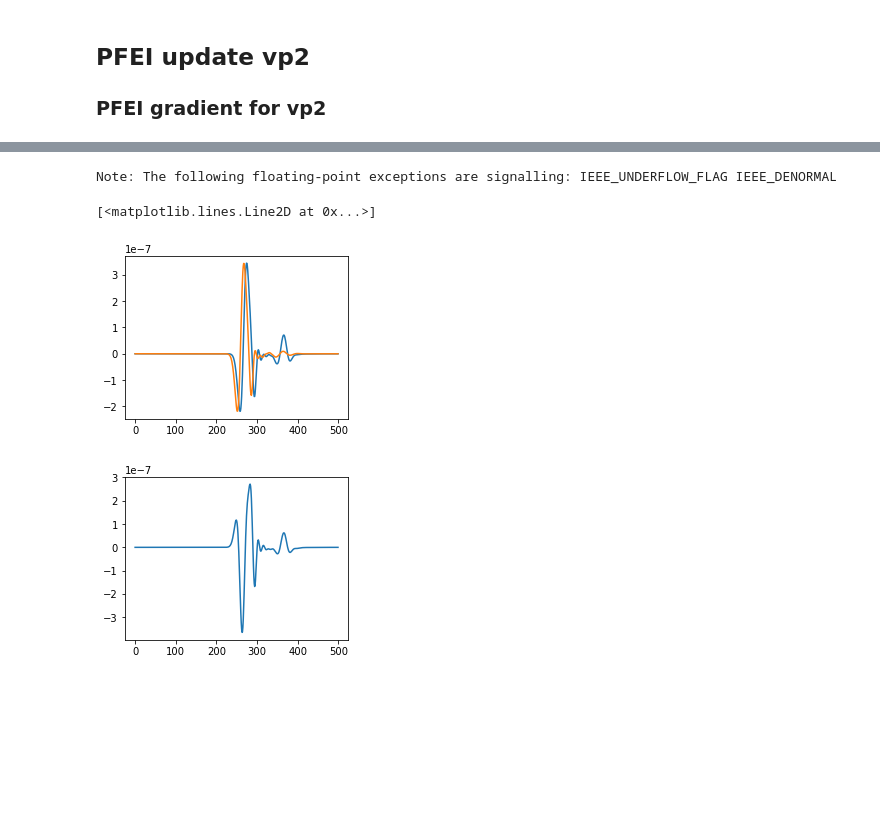
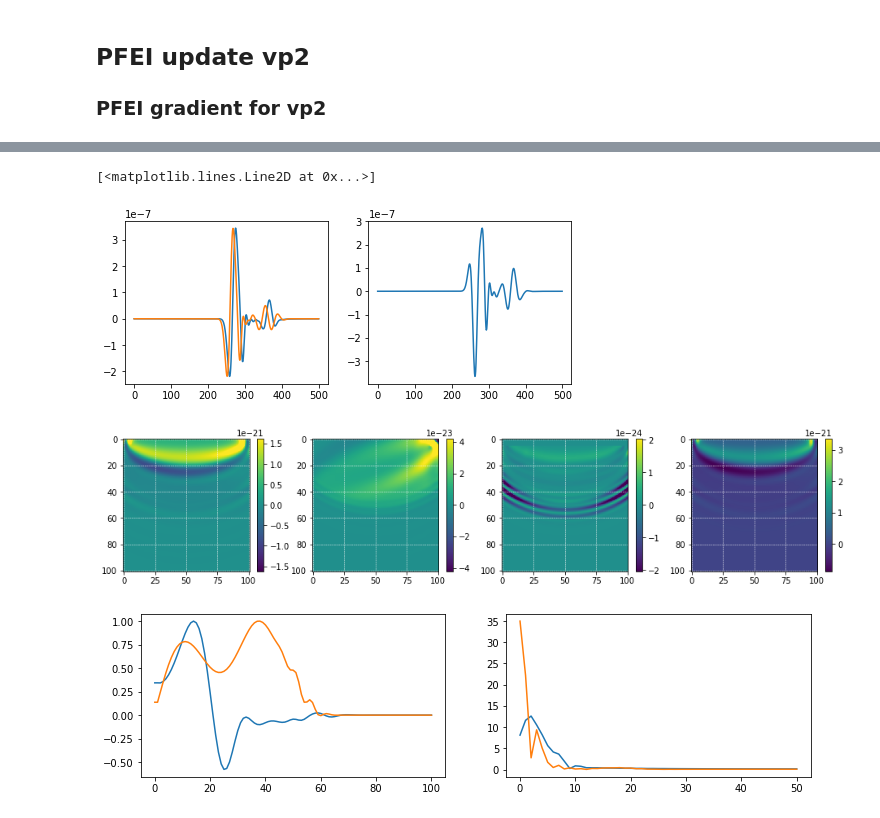
Before and after one commit to joeyartech/SeisJIMU, a Jupyter notebook: Demo/04_GradientTest/go_notEnv.ipynb, the cells around one changed output, grey strips where cells are left out. Drawn from its saved outputs; the diff is of its cells as text; code cells hidden in the pictures; blank space fills up the shorter version.

Commit message:
gradient test passed

```diff
--- a/Demo/04_GradientTest/go_notEnv.ipynb
+++ b/Demo/04_GradientTest/go_notEnv.ipynb
@@ -246,27 +265,29 @@ plt.plot(read_su('results_fwd/dsyn_Shot0001.su')-(read_su('results/RE0_Shot0001.
 # %%
-# with nonzero tilD
-!makevel nz=$nz nx=$nx v000=1550 > vp
-#from PFEI gradient test w/ ALPHAS 1e-3
-#cp results/pert%x prior_tilD_scaled
-!farith < prior_tilD_scaled op=scale scale=10 | farith op=bias bias=-5 > tilD
-!cat vp tilD > model
-
-!cp setup-vp2.in setup_grad.in
-!echo "FILE_DATA_PREFIX    'results_fwd/dsyn_Shot'" >> setup_grad.in
-#!echo "WEIGHTING    polygon" >> setup_grad.in
-#!echo "FILE_WEIGHT_POLYGON    wei" >> setup_grad.in
-
-!../../exe/PFEI setup_grad.in  > out_grad
-!rm -r results_grad; mv results results_grad
-
-plt.figure(figsize=(4,3))
+plt.figure(figsize=(8,3))
+plt.subplot(1,2,1)
 plt.plot(read_su('results_fwd/dsyn_Shot0001.su'))
 plt.plot(read_su('results_grad/RE0_Shot0001.su')+read_su('results_grad/RdE_Shot0001.su'))
+plt.subplot(1,2,2)
+plt.plot(read_su('results_grad/dadj_Shot0001.su'))
 
-plt.figure(figsize=(4,3))
-plt.plot(read_su('results_grad/dadj_Shot0001.su'))
+tilD=read('tilD')
+
+plt.figure(figsize=(16,3))
+plt.subplot(1,4,1);tmp1=read('results_grad/gvp2_F1_star_E0'); imshow(tmp1,perc=99)
+plt.subplot(1,4,2);tmp2=read('results_grad/gvp2_F2_star_dE'); imshow(tmp2,perc=99)
+plt.subplot(1,4,3);tmp3=tilD*read('results_grad/gvp2_F2_star_E0'); imshow(tmp3,perc=99)
+plt.subplot(1,4,4);imshow(tmp1+tmp2-tmp3)
+
+plt.figure(figsize=(12,3))
+plt.subplot(1,2,1)
+tmp1=tmp1[:,50]; tmp1=tmp1/np.amax(np.abs(tmp1)); plt.plot(tmp1)
+tmp2=tmp2[:,50]; tmp2=tmp2/np.amax(np.abs(tmp2)); plt.plot(tmp2)
+
+plt.subplot(1,2,2)
+plt.plot(amp_spec(tmp1))
+plt.plot(amp_spec(tmp2))
 # %% [output]
-Note: The following floating-point exceptions are signalling: IEEE_UNDERFLOW_FLAG IEEE_DENORMAL
+[<matplotlib.lines.Line2D at 0x...>]
-[<matplotlib.lines.Line2D at 0x...>]
-[figure, old version]
+[figure, new version]
-[figure, old version]
+[figure, new version]
+[figure, added]
```
Also changed, not shown: parts of 15 cells of this notebook, 5 other files.
